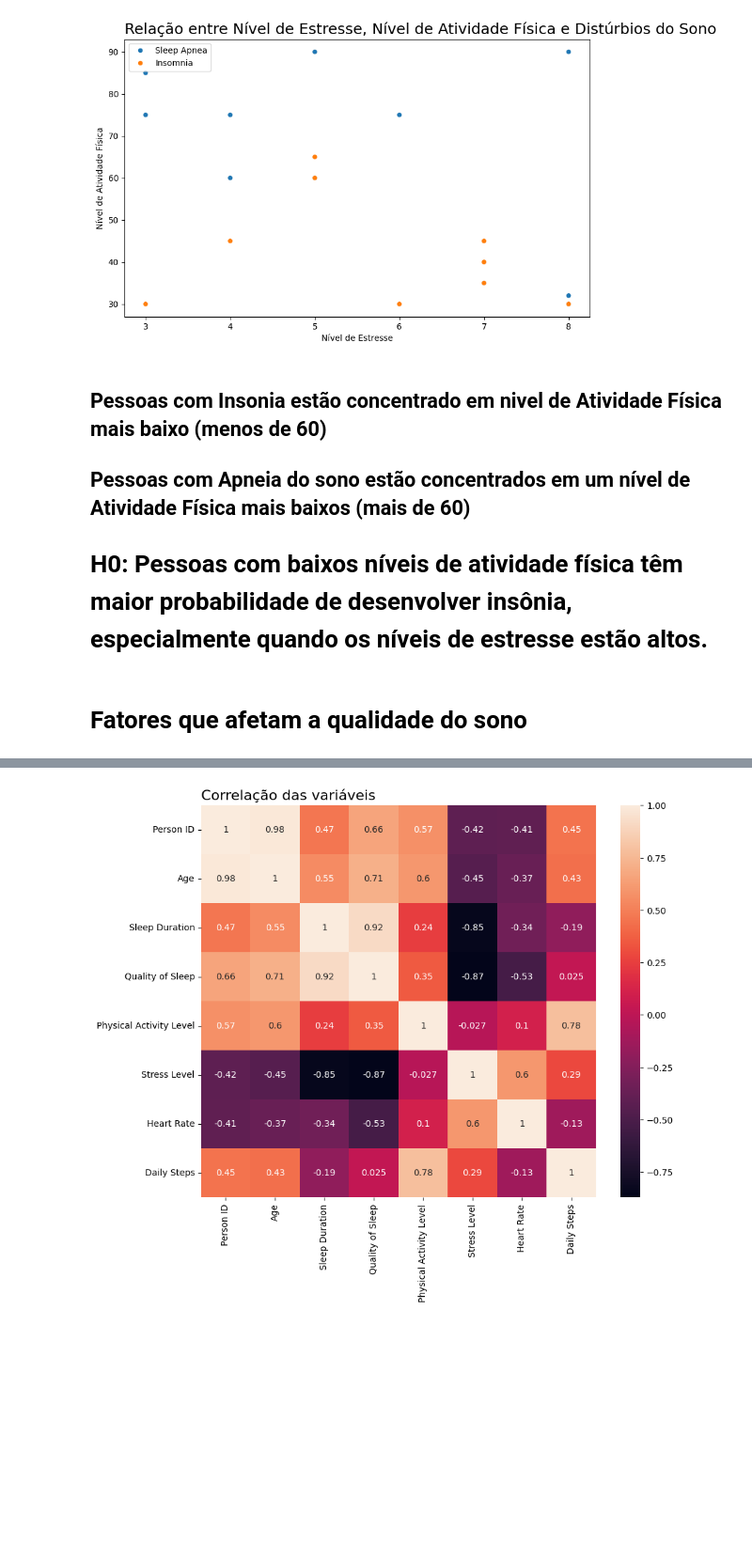
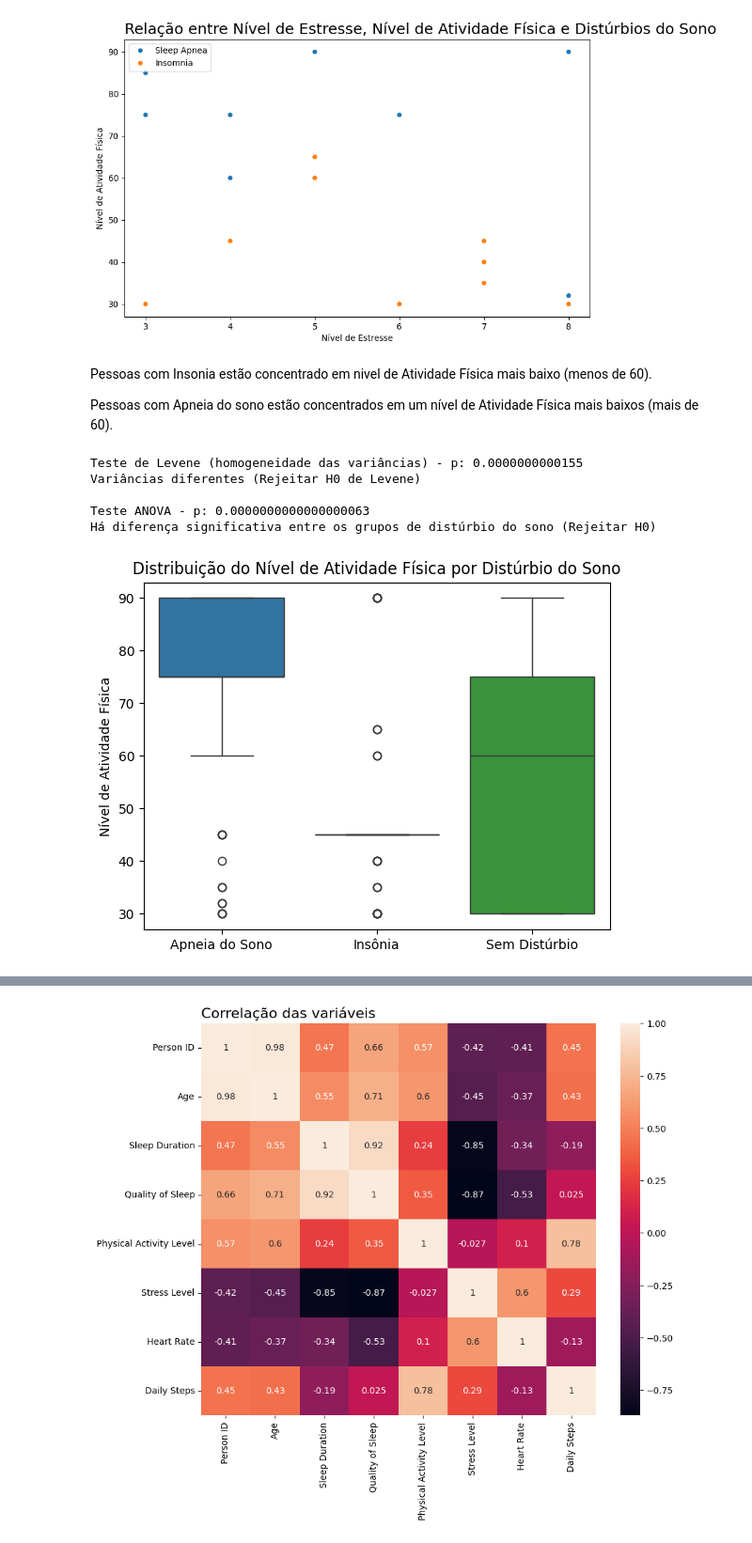
Before and after one commit to AndrielHenrique/Analise-de-Dados, a Jupyter notebook: base02.ipynb, the cells around one changed output, grey strips where cells are left out. Shown: that part at 94% size. Saved outputs shown, nothing was run; the diff lists cells and outputs as text; code cells hidden in the pictures; blank space fills up the shorter version.

```diff
--- a/base02.ipynb
+++ b/base02.ipynb
@@ -357,5 +372,6 @@ Como o p-valor (0.000) é menor que o nível de significância comum (0.05), a h
 # %%
 # Analisando a relação entre estresse, atividade física e distúrbios do sono
+df = pd.read_csv(path + '/02_sono_estilo_vida.csv', sep=',')
 plt.figure(figsize=(10, 6))
 sns.scatterplot(data=df, x='Stress Level', y='Physical Activity Level', hue='Sleep Disorder', legend=True)
 plt.title('Relação entre Nível de Estresse, Nível de Atividade Física e Distúrbios do Sono', loc='left', fontsize=18)
@@ -366,8 +382,6 @@ plt.show()
 # %% [output]
 [figure]
 # %% [markdown]
-## Pessoas com Insonia estão concentrado em nivel de  Atividade Física mais baixo (menos de 60)
-## Pessoas com Apneia do sono estão concentrados em um nível de Atividade Física mais baixos (mais de 60)
-# H0: Pessoas com baixos níveis de atividade física têm maior probabilidade de desenvolver insônia, especialmente quando os níveis de estresse estão altos.
+Pessoas com Insonia estão concentrado em nivel de  Atividade Física mais baixo (menos de 60).
+
+Pessoas com Apneia do sono estão concentrados em um nível de Atividade Física mais baixos (mais de 60).
-# %% [markdown]
-# Fatores que afetam a qualidade do sono
@@ -373,0 +390,35 @@ plt.show()
+# %%
+grupo_apneia = df[df['Sleep Disorder'] == 'Sleep Apnea']['Physical Activity Level']
+grupo_insonia = df[df['Sleep Disorder'] == 'Insomnia']['Physical Activity Level']
+grupo_sem_disturbio = df[df['Sleep Disorder'].isna()]['Physical Activity Level']
+
+lev_stat, lev_p = stats.levene(grupo_apneia, grupo_insonia, grupo_sem_disturbio)
+print(f"Teste de Levene (homogeneidade das variâncias) - p: {lev_p:.13f}")
+if lev_p > alpha:
+    print("Variâncias semelhantes (Falha em rejeitar H0 de Levene)")
+else:
+    print("Variâncias diferentes (Rejeitar H0 de Levene)")
+
+anova_stat, anova_p = stats.f_oneway(grupo_apneia, grupo_insonia, grupo_sem_disturbio) #grupo com + de 3
+print(f"\nTeste ANOVA - p: {anova_p:.19f}")
+if anova_p > alpha:
+    print("Não há diferença significativa entre os grupos de distúrbio do sono (Falha em rejeitar H0)")
+else:
+    print("Há diferença significativa entre os grupos de distúrbio do sono (Rejeitar H0)")
+# %% [output]
+Teste de Levene (homogeneidade das variâncias) - p: 0.0000000000155
+Variâncias diferentes (Rejeitar H0 de Levene)
+
+Teste ANOVA - p: 0.0000000000000000063
+Há diferença significativa entre os grupos de distúrbio do sono (Rejeitar H0)
+# %%
+sns.boxplot(data=pd.DataFrame({
+    'Apneia do Sono': grupo_apneia,
+    'Insônia': grupo_insonia,
+    'Sem Distúrbio': grupo_sem_disturbio
+}))
+plt.title("Distribuição do Nível de Atividade Física por Distúrbio do Sono")
+plt.ylabel("Nível de Atividade Física")
+plt.show()
+# %% [output]
+[figure, added]
```
Also changed, not shown: parts of 26 cells of this notebook.
